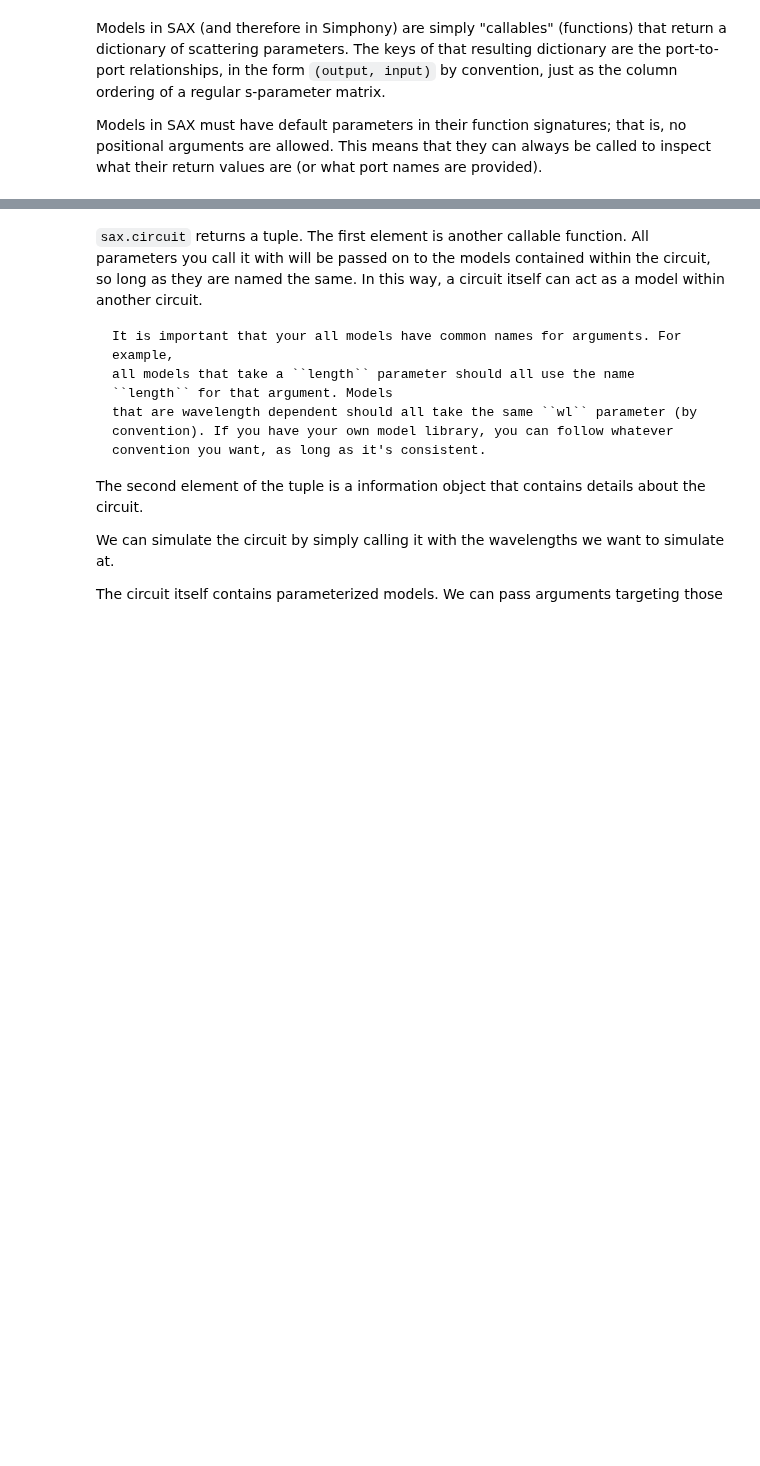
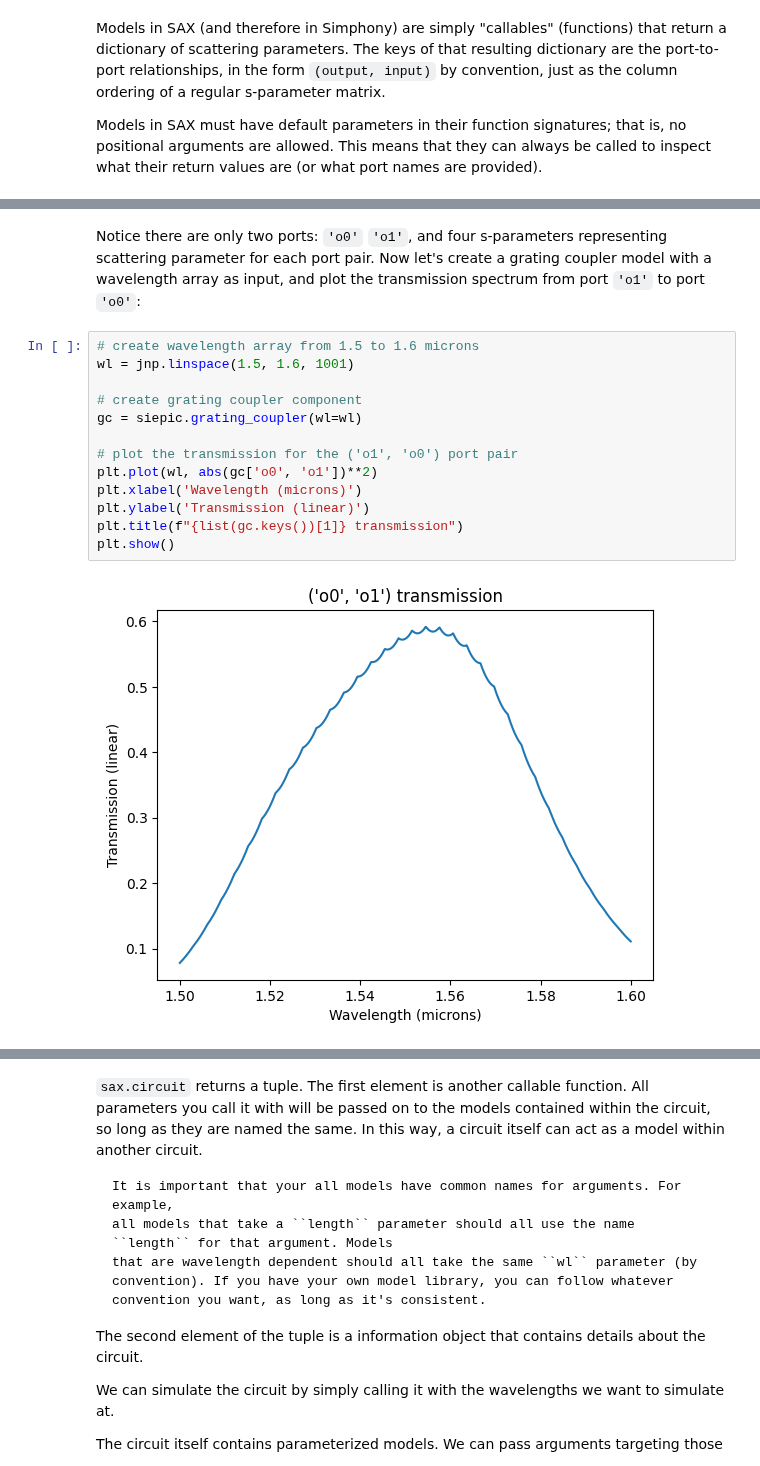
Before and after one commit to BYUCamachoLab/simphony, a Jupyter notebook: docs/tutorials/mzi.ipynb, the cells around one changed output, grey strips where cells are left out. Drawn from its saved outputs; the diff is of its cells as text; blank space fills up the shorter version.

````diff
--- a/docs/tutorials/mzi.ipynb
+++ b/docs/tutorials/mzi.ipynb
@@ -65,0 +70,17 @@ An NVIDIA GPU may be present on this machine, but a CUDA-enabled jaxlib is not i
+# %% [markdown]
+Notice there are only two ports: ```'o0'``` ```'o1'```, and four s-parameters representing scattering parameter for each port pair. Now let's create a grating coupler model with a wavelength array as input, and plot the transmission spectrum from port ```'o1'``` to port ```'o0'```:
+# %%
+# create wavelength array from 1.5 to 1.6 microns
+wl = jnp.linspace(1.5, 1.6, 1001)
+
+# create grating coupler component
+gc = siepic.grating_coupler(wl=wl)
+
+# plot the transmission for the ('o1', 'o0') port pair
+plt.plot(wl, abs(gc['o0', 'o1'])**2)
+plt.xlabel('Wavelength (microns)')
+plt.ylabel('Transmission (linear)')
+plt.title(f"{list(gc.keys())[1]} transmission")
+plt.show()
+# %% [output]
+[figure, added]
````
Also changed, not shown: parts of 11 cells of this notebook, 1 other file.
